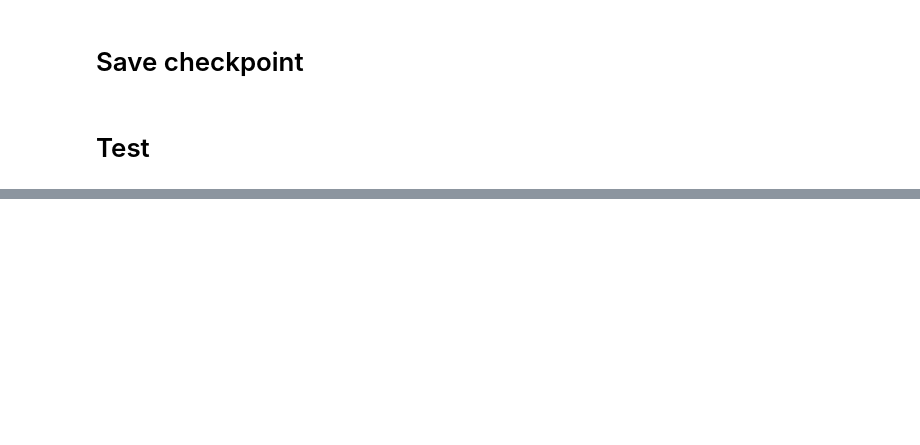
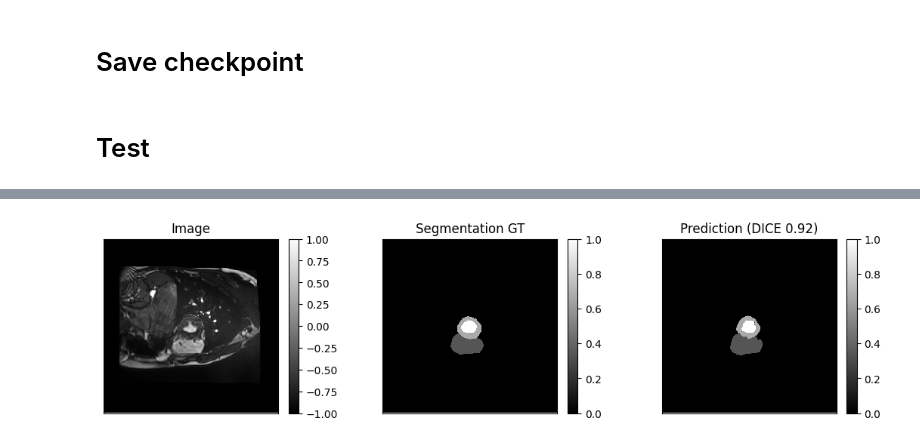
Before and after one commit to skkk256/bme_project_2, a Jupyter notebook: train.ipynb, the cells around one changed output, grey strips where cells are left out. Drawn from its saved outputs; the diff is of its cells as text; code cells hidden in the pictures; blank space fills up the shorter version.

```diff
--- a/train.ipynb
+++ b/train.ipynb
@@ -183,7 +189,13 @@ torch.save(net.state_dict(), f'./checkpoint/{timestamp}-{name}.pth')
 # %%
+from modules.network import UNet
+import torch
+
 is_load = True
-checkpoint = "checkpoint/04-06_19-24-59-v1.1-20+20+20epoch.pth"
+checkpoint = "checkpoint/04-08_14-00-36-v1.0-60epoch.pth"
 
 net = UNet(n_channels=1, n_classes=3, C_base=32)
 if is_load == True:
     net.load_state_dict(torch.load(checkpoint))
+device = torch.device("cuda:2" if torch.cuda.is_available() else "cpu")
+net = net.to(device)
+net.eval()
@@ -232,6 +262,0 @@ for i in range(4):
-# %%
-tag = ["All", "RV", "MYO", "LV"]
-for i in range(4):
-    dice_arr = np.array([dice[i]])
-    print(f"[avg_{tag[i]}_DiceCoefficient]: {np.mean(dice_arr)}")
-    print(f"[var_{tag[i]}_DiceCoefficient]: {np.var(dice_arr)}")
@@ -246,0 +265,74 @@ for i in range(4):
+# %%
+def visualize(model, data_loader, idx, device, *, dpi=100):
+    with torch.no_grad():
+        # fetch data batch
+        if idx < 0 or idx > len(data_loader) * data_loader.batch_size:
+            raise RuntimeError("idx is out of range.")
+
+        batch_idx = idx // data_loader.batch_size
+        batch_offset = idx - batch_idx * data_loader.batch_size
+
+        batch = next(itertools.islice(data_loader, batch_idx, None))
+
+        # inference
+        image, seg_gt = batch
+
+        image = image.to(device)  # [B, C=1, H, W]
+        seg_gt = seg_gt.to(device)
+        B, C, H, W = image.shape
+
+        # Get the mask
+        model.eval()
+        pred_seg = model(image)  # [B, C=1, H, W]
+        pred_seg_probs = torch.sigmoid(pred_seg)
+        pred_seg_mask = pred_seg_probs > 0.5  # default threshoulding: 0.5
+
+        #get DC
+        DC = get_DC(pred_seg_mask[batch_offset, ...]
+                        [None, ...], seg_gt[batch_offset, ...][None, ...])
+        # partition ground truth
+        seg_gt_RV = seg_gt[batch_offset, 0, :, :].detach().cpu().numpy()
+        seg_gt_MYO = seg_gt[batch_offset, 1, :, :].detach().cpu().numpy()
+        seg_gt_LV = seg_gt[batch_offset, 2, :, :].detach().cpu().numpy()
+
+        # partition mask
+        pred_seg_mask_RV = pred_seg_mask[batch_offset, 0, :, :].detach().cpu().numpy()
+        pred_seg_mask_MYO = pred_seg_mask[batch_offset, 1, :, :].detach().cpu().numpy()
+        pred_seg_mask_LV = pred_seg_mask[batch_offset, 2, :, :].detach().cpu().numpy()
+        image = image[batch_offset,0,:,:].detach().cpu().numpy()
+
+
+        seg_gt = (seg_gt_RV * 85 + seg_gt_MYO * 170 + seg_gt_LV * 255)/255
+        # # max_values = np.maximum.reduce([pred_seg_mask_RV, pred_seg_mask_MYO, pred_seg_mask_LV])
+        result = np.zeros((256, 256))
+
+        pal = [85, 170, 255]
+        for i in range(256):
+            for j in range(256):
+                value = np.array(
+                    [pred_seg_mask_RV[i, j], pred_seg_mask_MYO[i, j], pred_seg_mask_LV[i, j]])
+                result[i, j] = pal[np.argmax(
+                    value)] * value[np.argmax(value)]
+        pred_seg_mask = result/255
+
+        seg_gt_overlay = image_mask_overlay(image, seg_gt)
+        pred_overlay = image_mask_overlay(image, pred_seg_mask)
+
+        imsshow([image, seg_gt, pred_seg_mask],
+                titles=['Image',
+                        f"Segmentation GT",
+                        f"Prediction (DICE {DC:.2f})"],
+                num_col=3,
+                dpi=dpi,
+                cmap= "gray",
+                is_colorbar=True)
+        imsshow([seg_gt_overlay, pred_overlay],
+                titles=[f"Segmentation GT",
+                        f"Prediction (DICE {DC:.2f})"],
+                num_col=2,
+                dpi=dpi,
+                is_colorbar=False)
+
+visualize(net, test_loader, 10, device=device)
+# %% [output]
+[figure, added]
```
Also changed, not shown: parts of 15 cells of this notebook, 9 other files.
